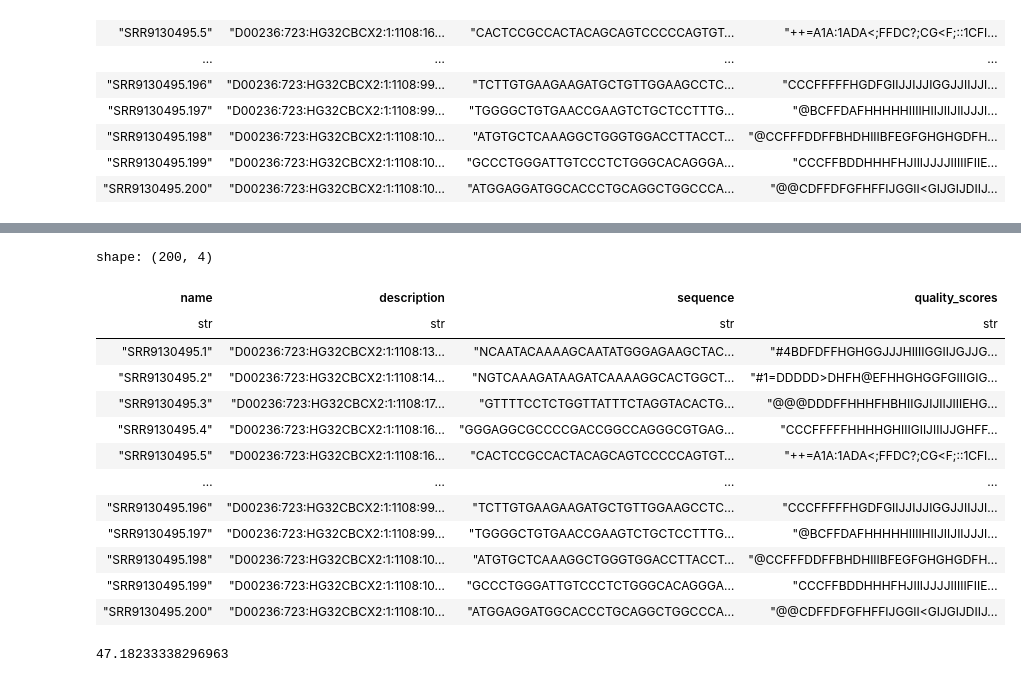
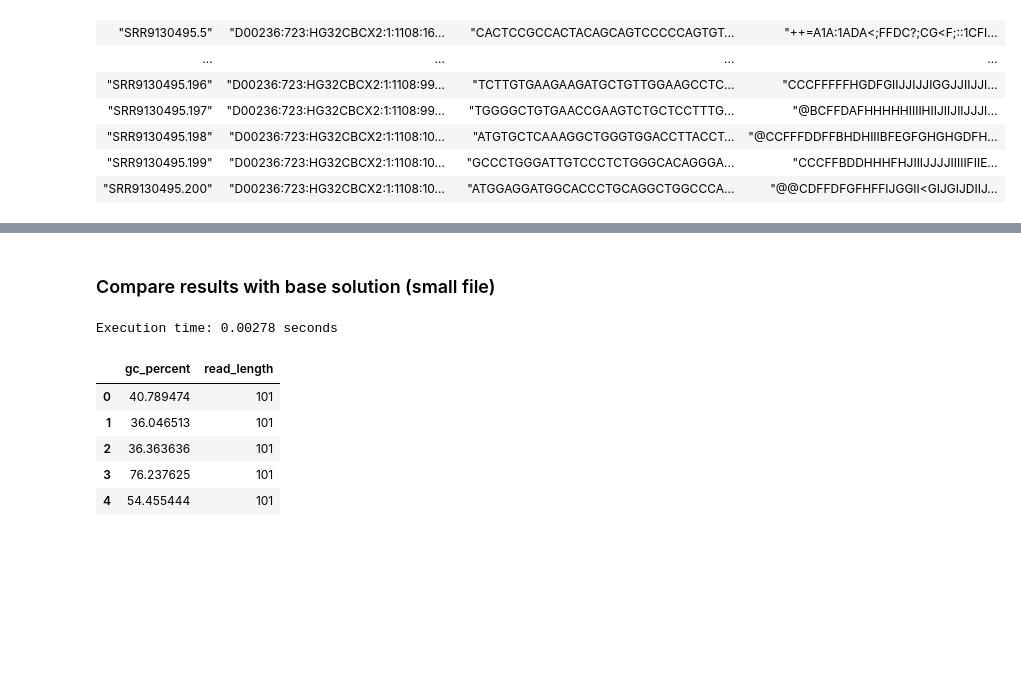
Before and after one commit to IzabelaLee/polars-bio, a Jupyter notebook: docs/notebooks/gc_content_visualize.ipynb, the cells around one changed output, grey strips where cells are left out. Drawn from its saved outputs; the diff is of its cells as text; code cells hidden in the pictures; blank space fills up the shorter version.

```diff
--- a/docs/notebooks/gc_content_visualize.ipynb
+++ b/docs/notebooks/gc_content_visualize.ipynb
@@ -59,18 +77,29 @@ df_results.to_pandas()
+# %% [markdown]
+### Compare results with base solution (small file)
+# %%
+start = time.time()
+
+subprocess.run(
+    [
+        "fqc",
+        "-q",
+        "/home/kzaleskaa/Projects/tbd-zespol-11/polars-bio/fastqc-rs/tests/resources/example.fastq"
+    ],
+    stdout=open("report.json", "w")
+)
+
+end = time.time()
+print(f"Execution time: {end - start:.5f} seconds")
+# %% [output]
+Execution time: 0.00278 seconds
 # %%
-df
+df_report = pd.read_json("/home/kzaleskaa/Projects/tbd-zespol-11/polars-bio/fastqc-rs/report.json")
+df_report.head()
 # %% [output]
-shape: (200, 4)
-| name | description | sequence | quality_scores |
-| str | str | str | str |
-| "SRR9130495.1" | "D00236:723:HG32CBCX2:1:1108:13… | "NCAATACAAAAGCAATATGGGAGAAGCTAC… | "#4BDFDFFHGHGGJJJHIIIIGGIIJGJJG… |
-| "SRR9130495.2" | "D00236:723:HG32CBCX2:1:1108:14… | "NGTCAAAGATAAGATCAAAAGGCACTGGCT… | "#1=DDDDD>DHFH@EFHHGHGGFGIIIGIG… |
-| "SRR9130495.3" | "D00236:723:HG32CBCX2:1:1108:17… | "GTTTTCCTCTGGTTATTTCTAGGTACACTG… | "@@@DDDFFHHHFHBHIIGJIJIIJIIIEHG… |
-| "SRR9130495.4" | "D00236:723:HG32CBCX2:1:1108:16… | "GGGAGGCGCCCCGACCGGCCAGGGCGTGAG… | "CCCFFFFFHHHHGHIIIGIIJIIIJJGHFF… |
-| "SRR9130495.5" | "D00236:723:HG32CBCX2:1:1108:16… | "CACTCCGCCACTACAGCAGTCCCCCAGTGT… | "++=A1A:1ADA<;FFDC?;CG<F;::1CFI… |
-| … | … | … | … |
-| "SRR9130495.196" | "D00236:723:HG32CBCX2:1:1108:99… | "TCTTGTGAAGAAGATGCTGTTGGAAGCCTC… | "CCCFFFFFHGDFGIIJJIJJIGGJJIIJJI… |
-| "SRR9130495.197" | "D00236:723:HG32CBCX2:1:1108:99… | "TGGGGCTGTGAACCGAAGTCTGCTCCTTTG… | "@BCFFDAFHHHHHIIIIHIIJIIJIIJJJI… |
-| "SRR9130495.198" | "D00236:723:HG32CBCX2:1:1108:10… | "ATGTGCTCAAAGGCTGGGTGGACCTTACCT… | "@CCFFFDDFFBHDHIIIBFEGFGHGHGDFH… |
-| "SRR9130495.199" | "D00236:723:HG32CBCX2:1:1108:10… | "GCCCTGGGATTGTCCCTCTGGGCACAGGGA… | "CCCFFBDDHHHFHJIIIJJJJIIIIIFIIE… |
-| "SRR9130495.200" | "D00236:723:HG32CBCX2:1:1108:10… | "ATGGAGGATGGCACCCTGCAGGCTGGCCCA… | "@@CDFFDFGFHFFIJGGII<GIJGIJDIIJ… |
+|  | gc_percent | read_length |
+| 0 | 40.789474 | 101 |
+| 1 | 36.046513 | 101 |
+| 2 | 36.363636 | 101 |
+| 3 | 76.237625 | 101 |
+| 4 | 54.455444 | 101 |
 # %%
@@ -78,4 +110,0 @@ df_results = df_results.to_pandas()
-# %%
-df_results["gc"].mean()
-# %% [output]
-47.18233338296963
```
Also changed, not shown: parts of 16 cells of this notebook.
